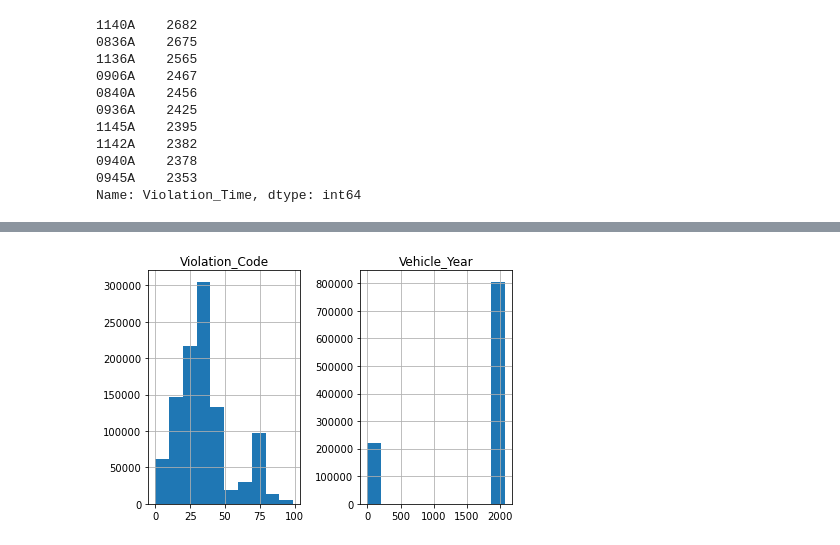
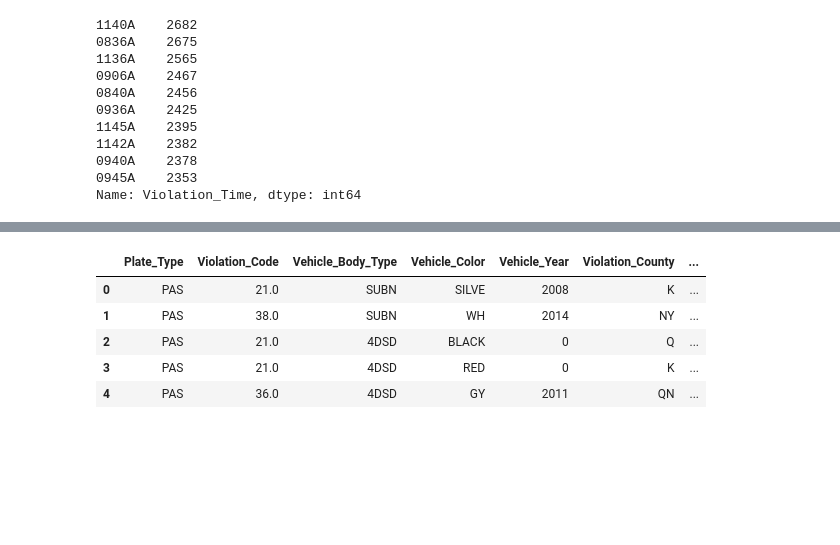
Before and after one commit to alorenz465446/NYC_Parking_Tickets, a Jupyter notebook: Explor_Analysis.ipynb, the cells around one changed output, grey strips where cells are left out. Cells and saved outputs as stored; diff of their text form; code cells hidden in the pictures; blank space fills up the shorter version.

```diff
--- a/Explor_Analysis.ipynb
+++ b/Explor_Analysis.ipynb
@@ -308,6 +212,11 @@ memory usage: 62.8+ MB
-# %%
-nyc_drop.hist()
-plt.tight_layout()
-plt.show()
-# %% [output]
-[figure, removed]
+# %%
+nyc_filtered = pd.read_csv("./Data/NYC_Tickets_Filtered.csv")
+
+nyc_filtered.head(5)
+# %% [output]
+|  | Plate_Type | Violation_Code | Vehicle_Body_Type | Vehicle_Color | Vehicle_Year | Violation_County | ... |
+| 0 | PAS | 21.0 | SUBN | SILVE | 2008 | K | ... |
+| 1 | PAS | 38.0 | SUBN | WH | 2014 | NY | ... |
+| 2 | PAS | 21.0 | 4DSD | BLACK | 0 | Q | ... |
+| 3 | PAS | 21.0 | 4DSD | RED | 0 | K | ... |
+| 4 | PAS | 36.0 | 4DSD | GY | 2011 | QN | ... |
```
Also changed, not shown: parts of 25 cells of this notebook.
